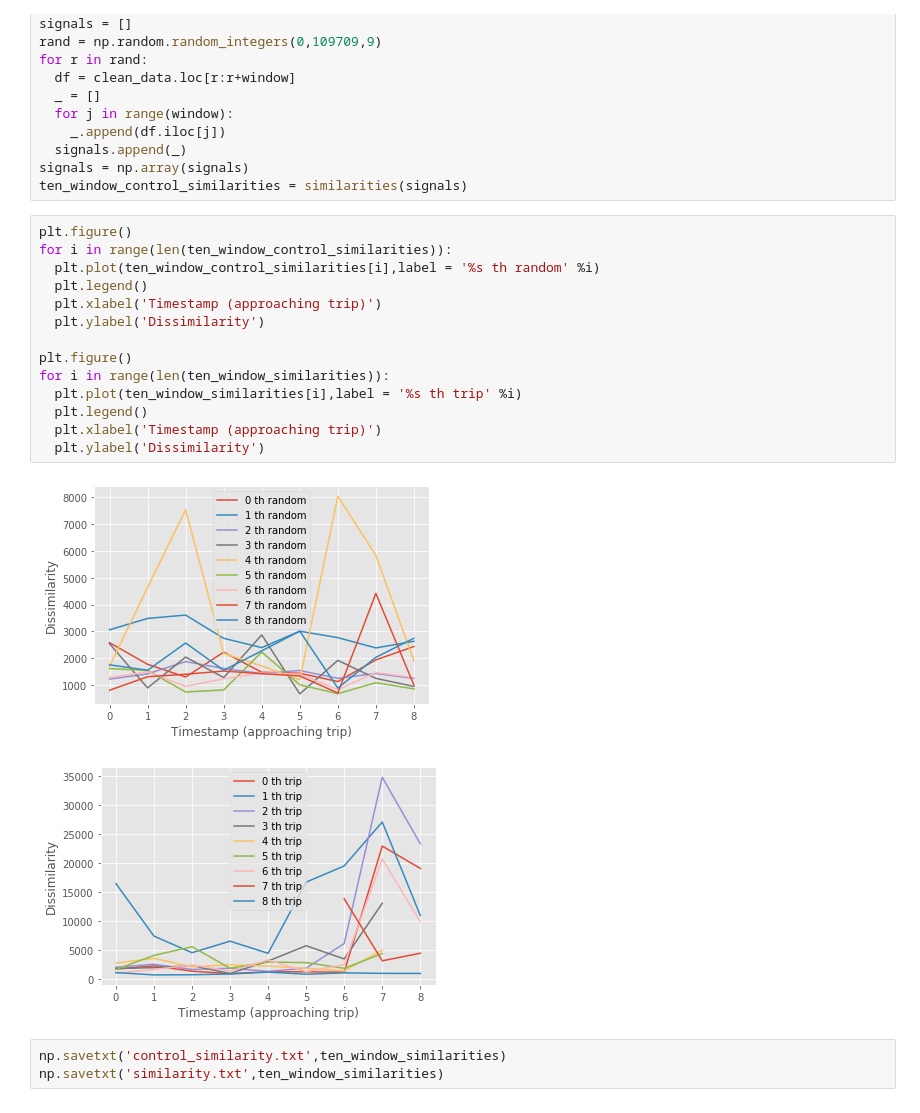
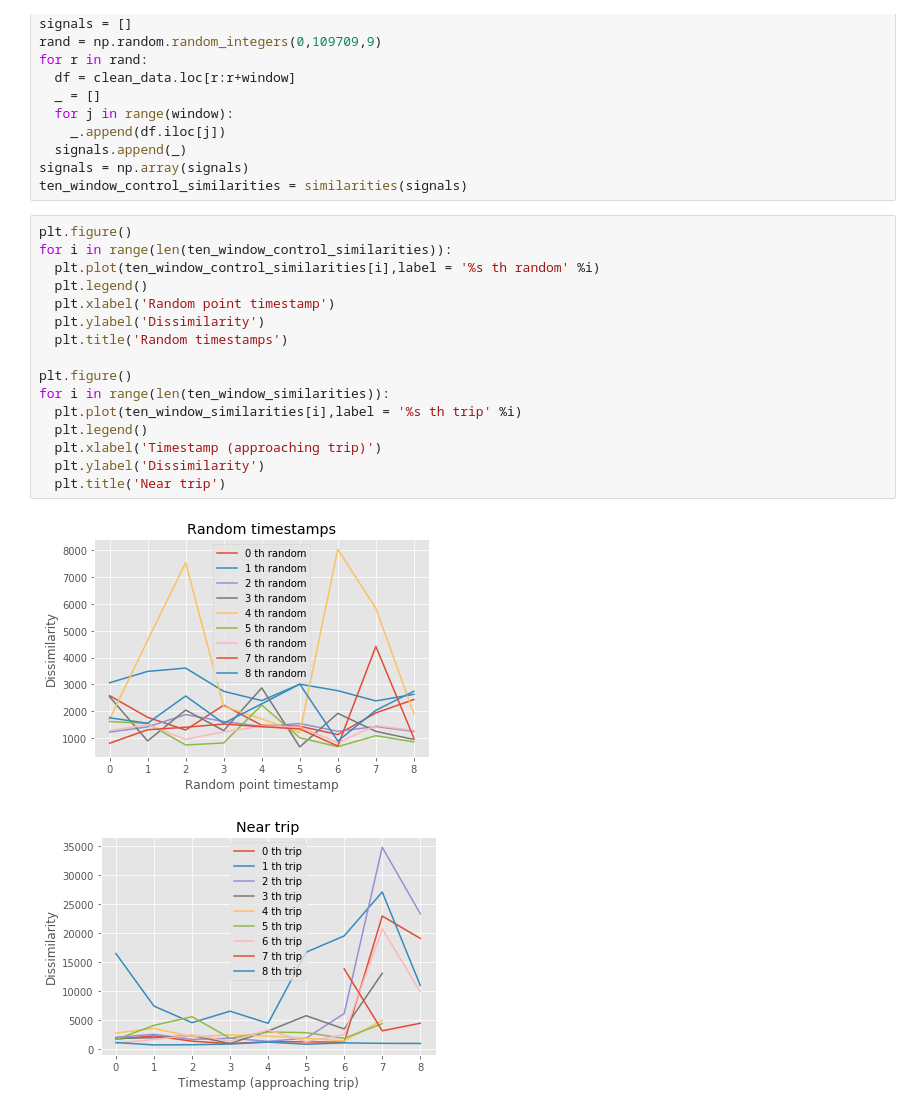
Before and after one commit to Akshat-Tripathi/AIHack20, a Jupyter notebook: Signal_clustering.ipynb, the cells around one changed output. Cells and saved outputs as stored; diff of their text form.

```diff
--- a/Signal_clustering.ipynb
+++ b/Signal_clustering.ipynb
@@ -204,20 +212,19 @@ ten_window_control_similarities = similarities(signals)
 # %%
 plt.figure()
 for i in range(len(ten_window_control_similarities)):
   plt.plot(ten_window_control_similarities[i],label = '%s th random' %i)
   plt.legend()
-  plt.xlabel('Timestamp (approaching trip)')
+  plt.xlabel('Random point timestamp')
   plt.ylabel('Dissimilarity')
+  plt.title('Random timestamps')
 
 plt.figure()
 for i in range(len(ten_window_similarities)):
   plt.plot(ten_window_similarities[i],label = '%s th trip' %i)
   plt.legend()
   plt.xlabel('Timestamp (approaching trip)')
   plt.ylabel('Dissimilarity')
+  plt.title('Near trip')
 # %% [output]
-[figure, old version]
+[figure, new version]
-[figure, old version]
+[figure, new version]
-# %%
-np.savetxt('control_similarity.txt',ten_window_similarities)
-np.savetxt('similarity.txt',ten_window_similarities)
```
Also changed, not shown: parts of 6 cells of this notebook.
